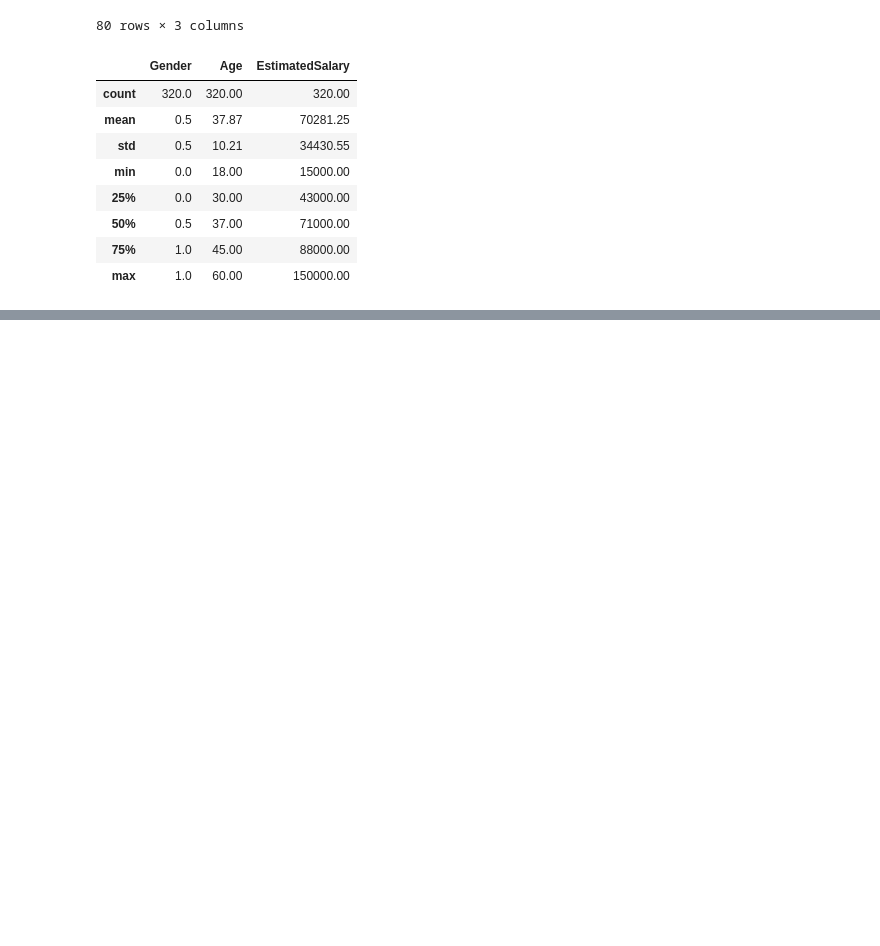
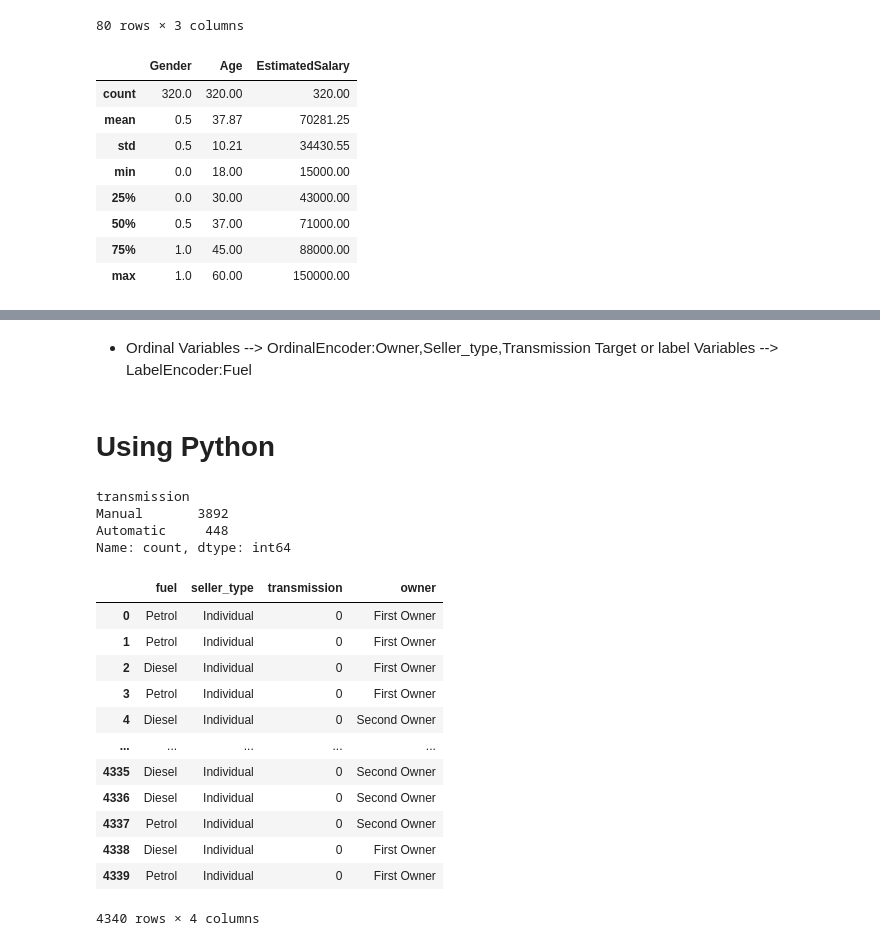
Before and after one commit to Dhe-Reigner/sk-learn, a Jupyter notebook: sci.ipynb, the cells around one changed output, grey strips where cells are left out. Drawn from its saved outputs; the diff is of its cells as text; code cells hidden in the pictures; blank space fills up the shorter version.

```diff
--- a/sci.ipynb
+++ b/sci.ipynb
@@ -505,0 +570,2 @@ AttributeError: 'numpy.ndarray' object has no attribute 'describe'
+# %%
+df = pd.read_csv("CAR DETAILS FROM CAR DEKHO.csv", usecols=['name','fuel','seller_type','transmission','owner'])
@@ -505,0 +581,32 @@ AttributeError: 'numpy.ndarray' object has no attribute 'describe'
+# %% [markdown]
+* Ordinal Variables --> OrdinalEncoder:Owner,Seller_type,Transmission
+Target or label Variables --> LabelEncoder:Fuel
+# %% [markdown]
+# Using Python
+# %%
+df.drop('name', axis=1, inplace=True)
+# %%
+df['transmission'].value_counts()
+# %% [output]
+transmission
+Manual       3892
+Automatic     448
+Name: count, dtype: int64
+# %%
+df['transmission'] = df['transmission'].map({'Manual':0, 'Automatic':1})
+# %%
+df
+# %% [output]
+|  | fuel | seller_type | transmission | owner |
+| 0 | Petrol | Individual | 0 | First Owner |
+| 1 | Petrol | Individual | 0 | First Owner |
+| 2 | Diesel | Individual | 0 | First Owner |
+| 3 | Petrol | Individual | 0 | First Owner |
+| 4 | Diesel | Individual | 0 | Second Owner |
+| ... | ... | ... | ... | ... |
+| 4335 | Diesel | Individual | 0 | Second Owner |
+| 4336 | Diesel | Individual | 0 | Second Owner |
+| 4337 | Petrol | Individual | 0 | Second Owner |
+| 4338 | Diesel | Individual | 0 | First Owner |
+| 4339 | Petrol | Individual | 0 | First Owner |
+4340 rows × 4 columns
```
Also changed, not shown: parts of 37 cells of this notebook, 1 other file.
